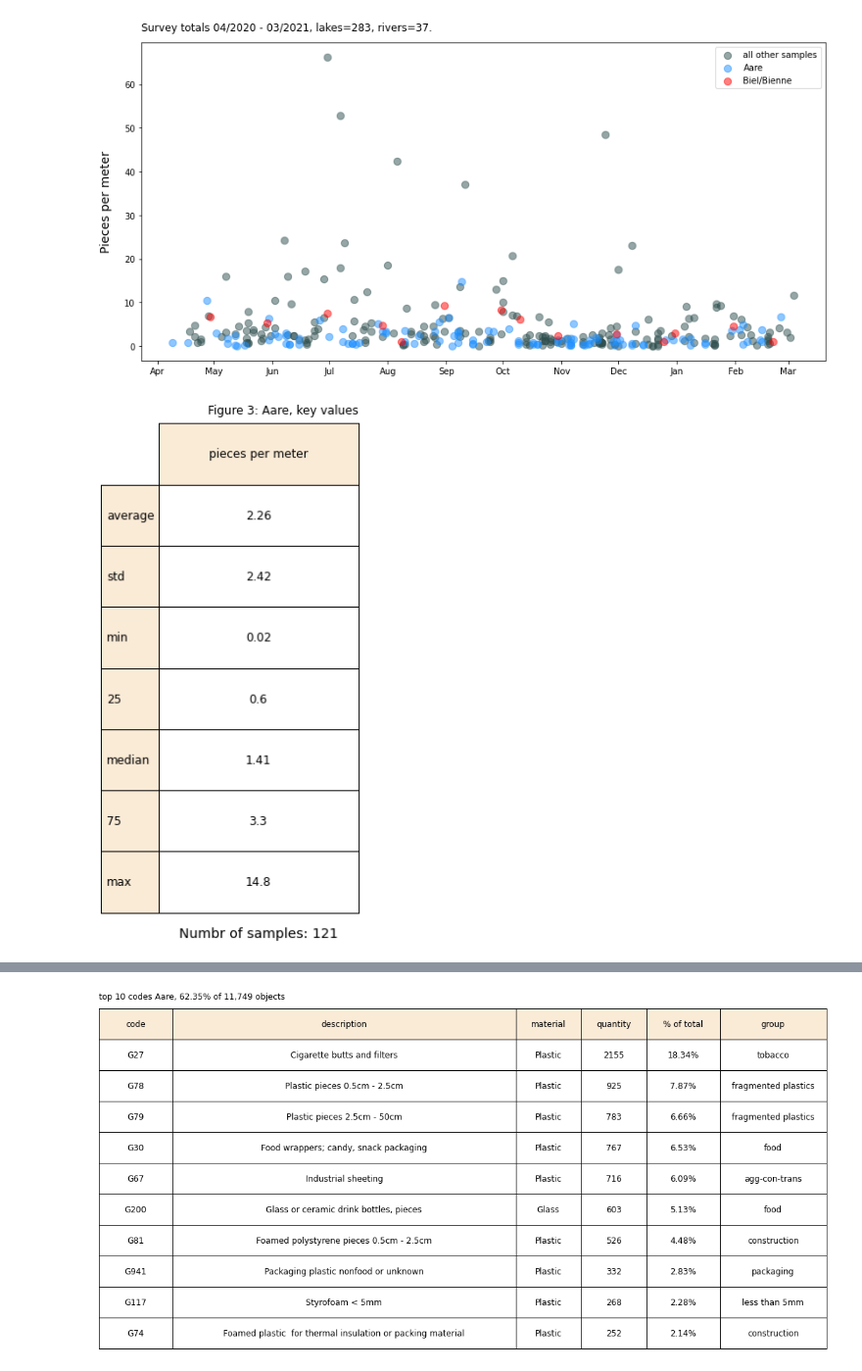
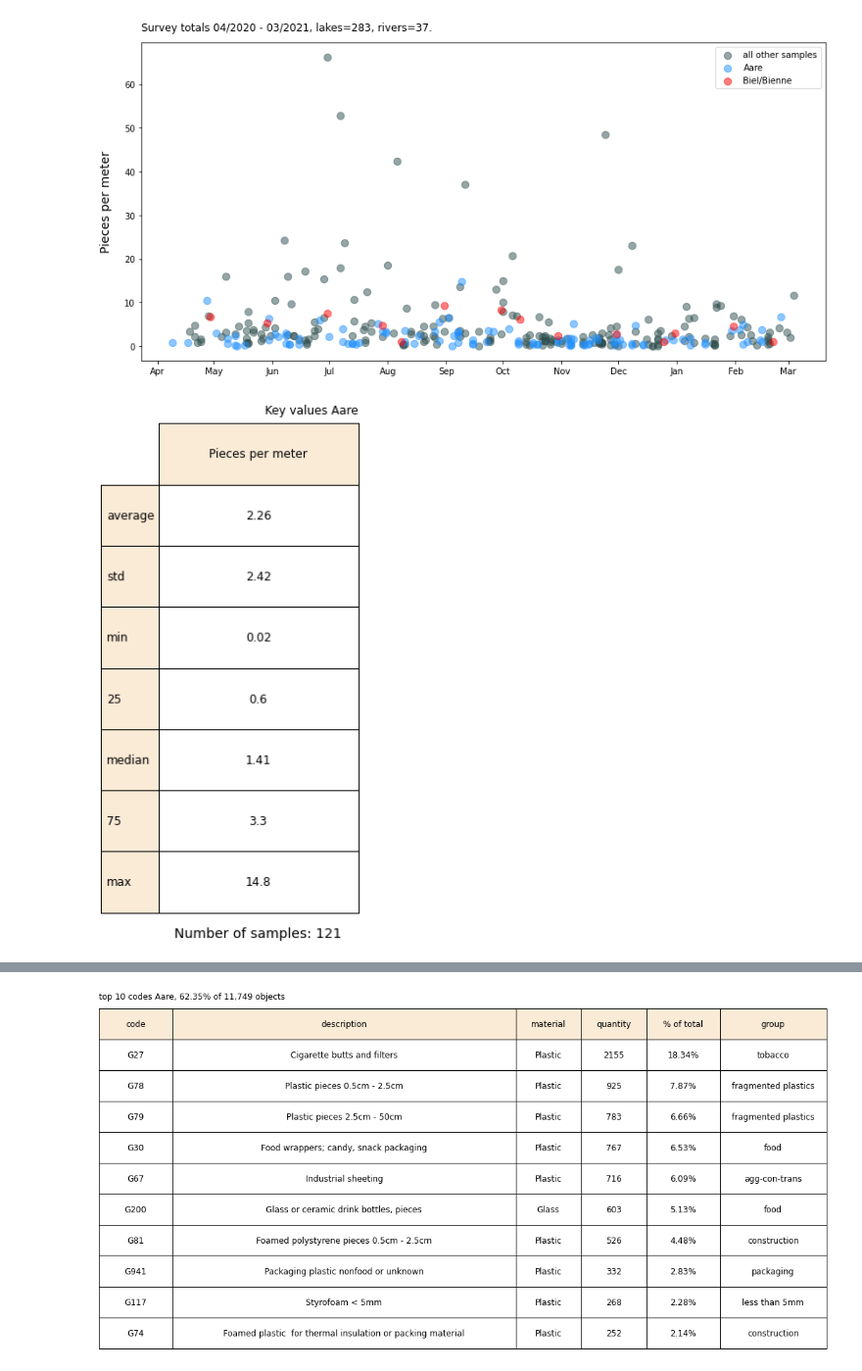
Before and after one commit to hammerdirt-analyst/iqals, a Jupyter notebook: make_a_class.ipynb, the cells around one changed output, grey strips where cells are left out. Shown at 98% size. Saved outputs shown, nothing was run; the diff lists cells and outputs as text; code cells hidden in the pictures.

```diff
--- a/make_a_class.ipynb
+++ b/make_a_class.ipynb
@@ -247,21 +241,13 @@ def table_fonts(a_table, size=12):
     a_table.set_fontsize(size)
 
 
-def make_one_column_table(a_sum_table, is_french, row_labels, nsamps, title=" ", output=False, o_kwargs={}, t_kwargs=tablecenter_k):
+def make_one_column_table(a_sum_table, is_french, row_labels, xlabel = '', title=" ", output=False, o_kwargs={}, t_kwargs=tablecenter_k):
 
     fig, ax = plt.subplots(figsize=(4,8))
-
-    # the context matters for the row and column labels
     if is_french:
-        row_labels = summary_row_fr
-        col_label = [french_pcm]
-        title = F"{title}, valeurs clés"
-        n_samples = F"Nombre de recensements: {nsamps}"
+        col_label =[ 'Pièces par mètre']
     else:
-        row_labels = summary_row
-        col_label = ['pieces per meter']
-        title = F"{title}, key values"
-        n_samples = F"Numbr of samples: {nsamps}"
+        col_label = ['Pieces per meter']
 
     # define the table
     a_table = mpl.table.table(
@@ -274,8 +260,8 @@ def make_one_column_table(a_sum_table, is_french, row_labels, nsamps, title=" ",
         **t_kwargs)
 
     table_format(a_table, ax)
-    ax.set_title(F"Figure {figure_num}: {title}", pad=10, ha='right', loc='right')
-    ax.set_xlabel(n_samples, **ylab_k)
+    ax.set_title(F"{title}", pad=10, ha='right', loc='right')
+    ax.set_xlabel(xlabel, **ylab_k)
 
     # add table to ax
     ax.add_table(a_table)
@@ -400,13 +385,24 @@ scatterRegionalResults(data, labels, colors=label_colors, title=title, y_label=y
 [figure]
 # %%
 figure_num += 1
-output_kwargs = dict(file = F"{project_directory}/figure{figure_num}", a_type="table", tag=F"key values {coi}", figure_num=figure_num)
+output_kwargs = dict(file = F"{project_directory}/figure{figure_num}", a_type="table", tag=F"key values {bassin_label}", figure_num=figure_num)
+nsamps = len(b.bassin_pcsm_day)
 
 a_sum_table, row_labels = makeTableOfKeyStatistics(b.bassin_pcsm_day)
-nsamps = len(b.bassin_pcsm_day)
 
-make_one_column_table(a_sum_table, is_french, row_labels, nsamps, title=bassin_label, output=save_output, o_kwargs=output_kwargs, t_kwargs=tablecenter_k)
+if is_french:
+    row_labels =  ['moyenne', 'écart type', 'min', '25%', 'médianne', '75%', 'max']
+    title = F"Valeurs clés {bassin_label}"
+    xlabel = F"Nombre de recensements: {nsamps}"
+else:
+    row_labels = ['average', 'std', 'min', '25', 'median', '75', 'max']
+    title = F"Key values {bassin_label}"
+    xlabel = F"Number of samples: {nsamps}"
+
+
+
+make_one_column_table(a_sum_table, is_french, row_labels, xlabel=xlabel, title=title, output=save_output, o_kwargs=output_kwargs, t_kwargs=tablecenter_k)
 # %% [output]
-[figure, old version]
+[figure, new version]
 # %%
 figure_num += 1
```
Also changed, not shown: parts of 9 cells of this notebook, 6 other files.
